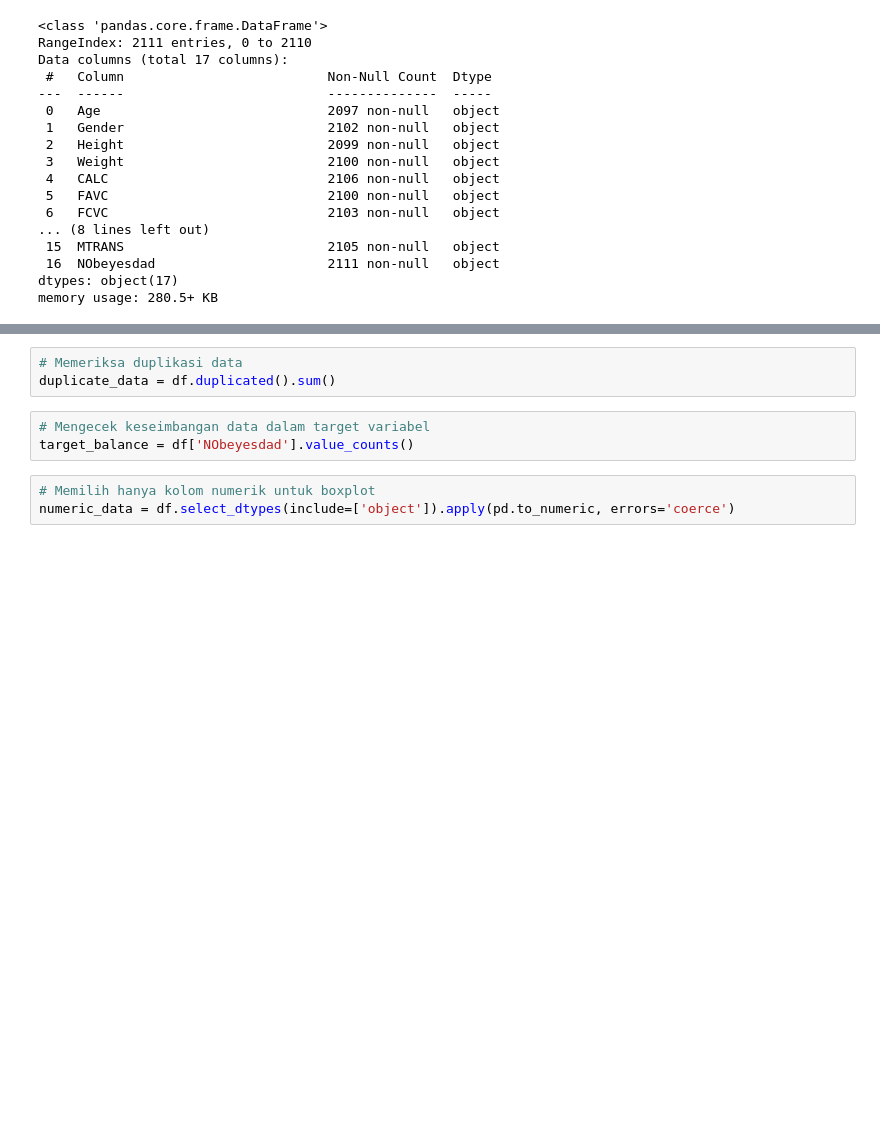
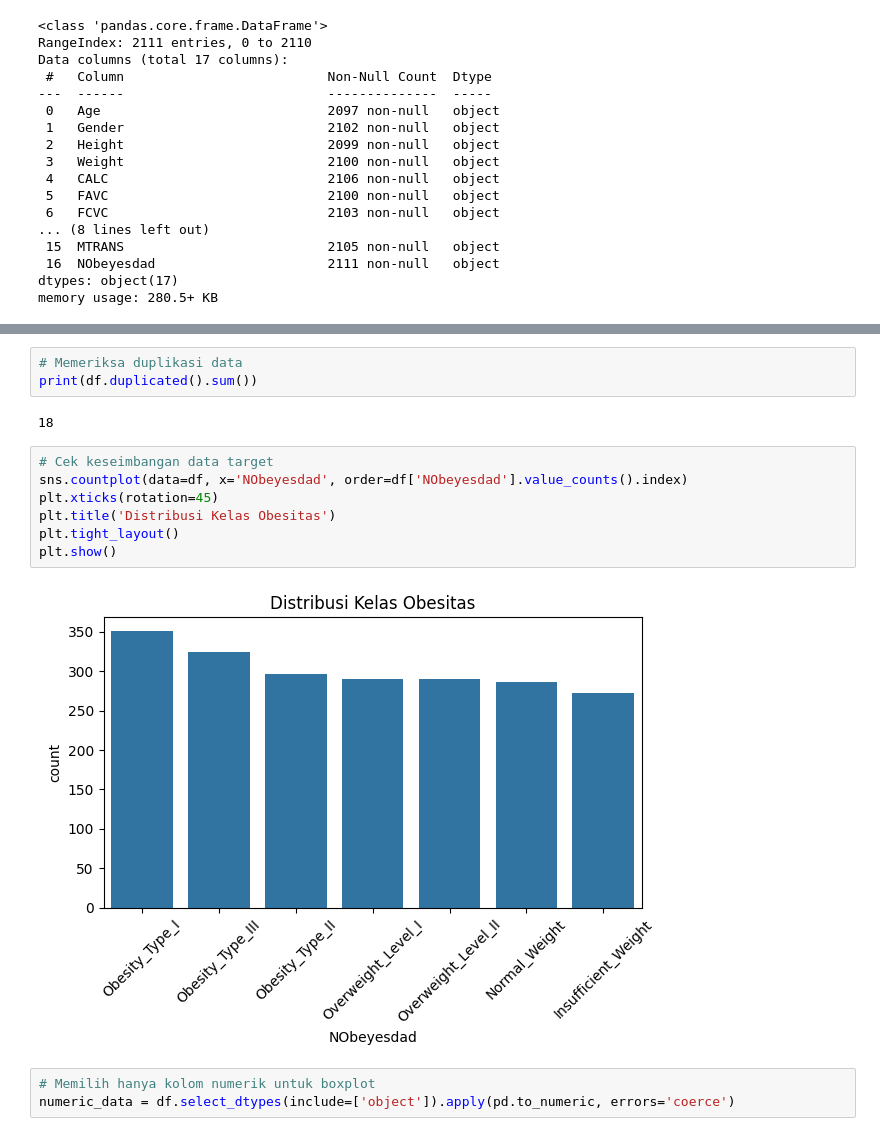
Before and after one commit to sabdaaf/capstone-ds, a Jupyter notebook: capstone.ipynb, the cells around one changed output, grey strips where cells are left out. Saved outputs shown, nothing was run; the diff lists cells and outputs as text; blank space fills up the shorter version.

```diff
--- a/capstone.ipynb
+++ b/capstone.ipynb
@@ -47,9 +104,17 @@ unique_values = df.nunique()
 # %%
 # Memeriksa duplikasi data
-duplicate_data = df.duplicated().sum()
+print(df.duplicated().sum())
+# %% [output]
+18
-# %%
-# Mengecek keseimbangan data dalam target variabel
-target_balance = df['NObeyesdad'].value_counts()
+# %%
+# Cek keseimbangan data target
+sns.countplot(data=df, x='NObeyesdad', order=df['NObeyesdad'].value_counts().index)
+plt.xticks(rotation=45)
+plt.title('Distribusi Kelas Obesitas')
+plt.tight_layout()
+plt.show()
+# %% [output]
+[figure, added]
 # %%
 # Memilih hanya kolom numerik untuk boxplot
 numeric_data = df.select_dtypes(include=['object']).apply(pd.to_numeric, errors='coerce')
```
Also changed, not shown: parts of 8 cells of this notebook.
